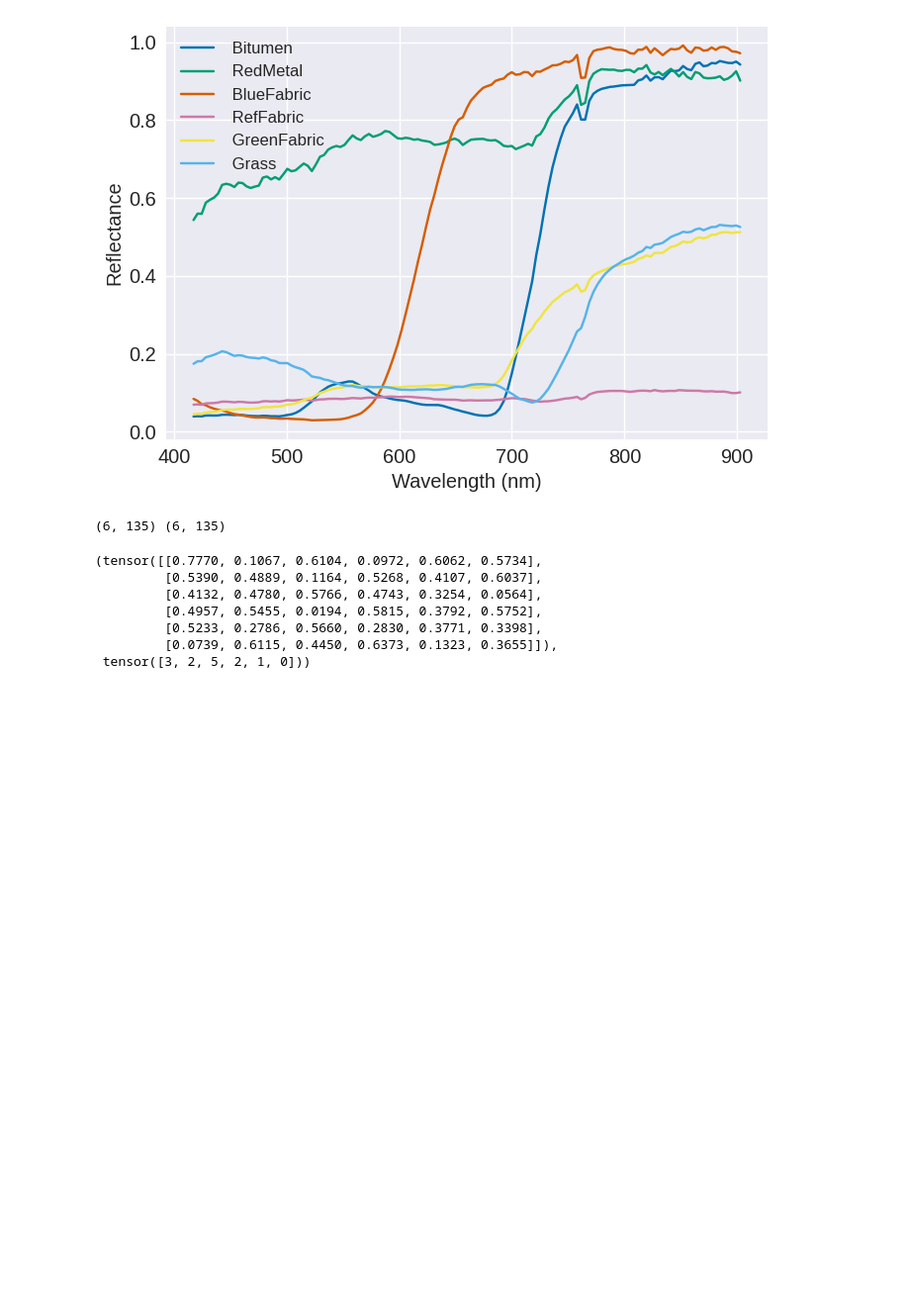
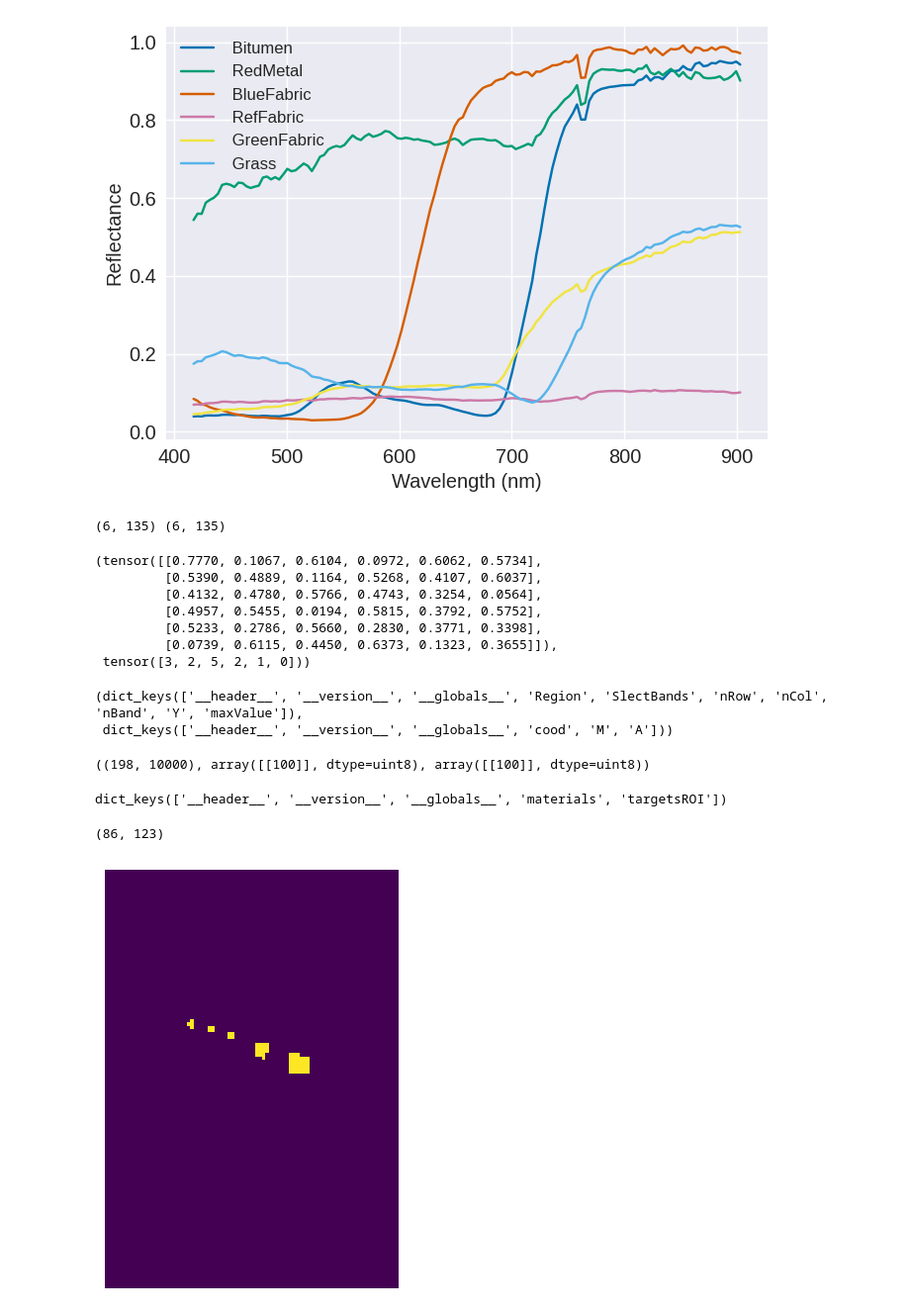
Before and after one commit to SolidusAbi/CLHU, a Jupyter notebook: notebooks/DLR_HySU.ipynb, the cells around one changed output. Shown at 99% size. Saved outputs shown, nothing was run; the diff lists cells and outputs as text; code cells hidden in the pictures; blank space fills up the shorter version.

```diff
--- a/notebooks/DLR_HySU.ipynb
+++ b/notebooks/DLR_HySU.ipynb
@@ -101,0 +143,32 @@ sad_result, idx
+# %%
+import os, sys
+project_root_dir = os.path.join(os.getcwd(),'..')
+if project_root_dir not in sys.path:
+    sys.path.append(project_root_dir)
+
+from matplotlib import pyplot as plt
+import torch
+import torch.nn as nn
+import config
+
+plt.style.use('seaborn-v0_8')
+# %%
+from scipy import io as sio
+import os
+data_jr = sio.loadmat(os.path.join(config.JasperRidge_PATH, 'jasperRidge2_R198.mat'))
+gt_jr = sio.loadmat(os.path.join(config.JasperRidge_PATH, 'GroundTruth/end4.mat'))
+# %%
+data_jr.keys(), gt_jr.keys()
+# %% [output]
+(dict_keys(['__header__', '__version__', '__globals__', 'Region', 'SlectBands', 'nRow', 'nCol', 'nBand', 'Y', 'maxValue']),
+ dict_keys(['__header__', '__version__', '__globals__', 'cood', 'M', 'A']))
+# %%
+data_jr['Y'].shape, data_jr['nRow'], data_jr['nCol']
+# %% [output]
+((198, 10000), array([[100]], dtype=uint8), array([[100]], dtype=uint8))
+# %%
+DLR_HySU_PATH = '/home/abian/Data/Dataset/HSI/DLR_HySU/DLR_HySU/Matlab/'
+
+data = sio.loadmat(os.path.join(DLR_HySU_PATH, 'full.mat'))
+data['X'].shape
+n_row, n_col, n_bands = data['X'].shape
@@ -101,0 +185,13 @@ sad_result, idx
+# %%
+masks = sio.loadmat(os.path.join(DLR_HySU_PATH, 'masks.mat'))
+print(masks.keys())
+masks['targetsROI'].shape
+# %% [output]
+dict_keys(['__header__', '__version__', '__globals__', 'materials', 'targetsROI'])
+(86, 123)
+# %%
+plt.imshow(masks['materials'][:,:,2].T, cmap='viridis')
+plt.axis('off')
+plt.show()
+# %% [output]
+[figure, added]
```
Also changed, not shown: parts of 9 cells of this notebook.
